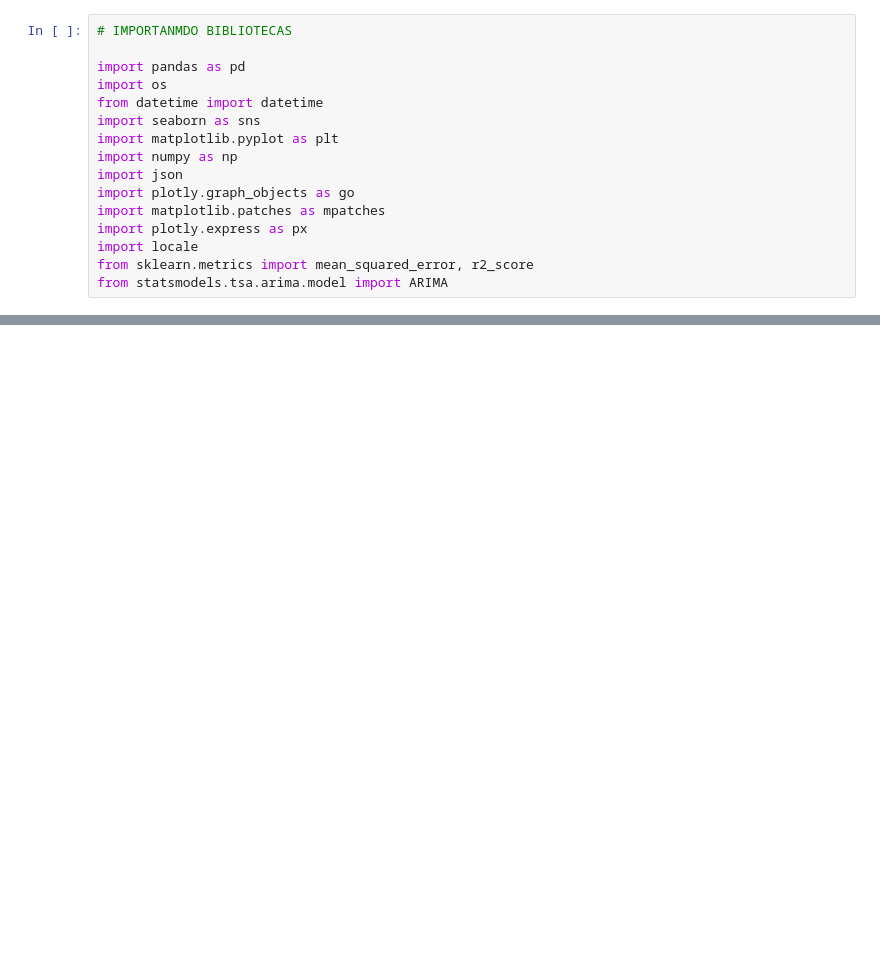
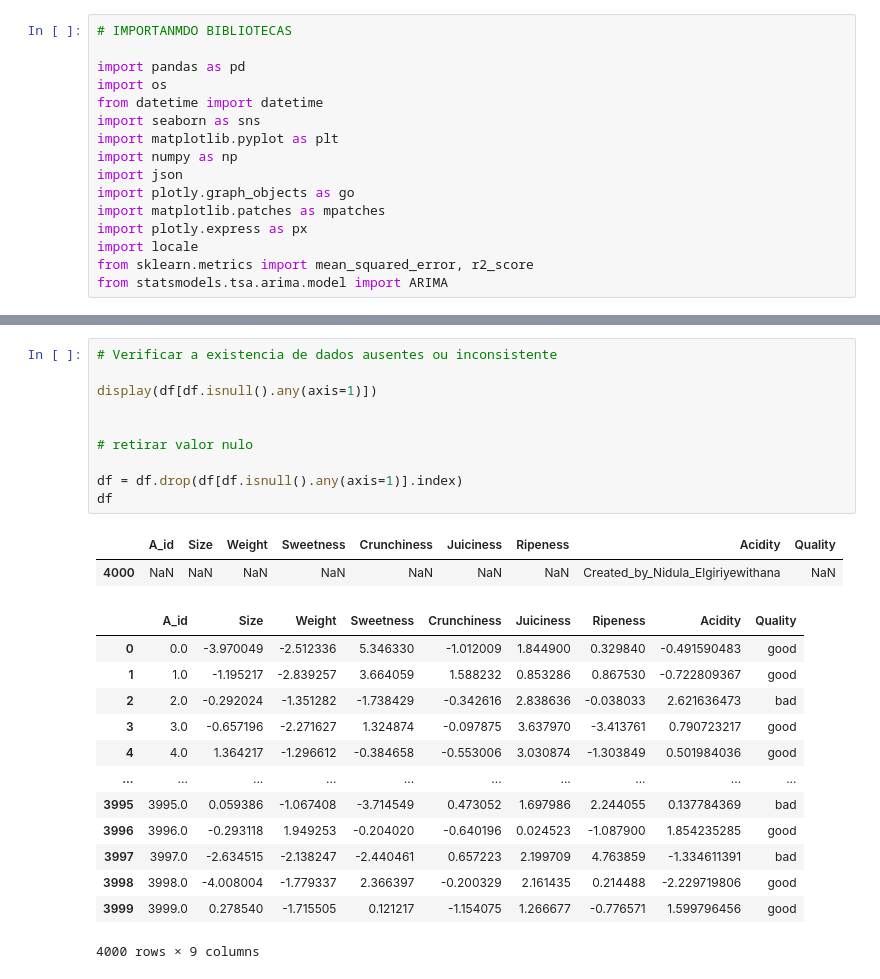
Before and after one commit to MiguelFreire-bit/Analise_de_Qualidade_de_Frutas, a Jupyter notebook: Análise de Qualidade de Frutas.ipynb, the cells around one changed output, grey strips where cells are left out. Saved outputs shown, nothing was run; the diff lists cells and outputs as text; blank space fills up the shorter version.

```diff
--- a/Análise de Qualidade de Frutas.ipynb
+++ b/Análise de Qualidade de Frutas.ipynb
@@ -46,0 +50,26 @@ df.head(10)
+# %%
+# Verificar a existencia de dados ausentes ou inconsistente
+
+display(df[df.isnull().any(axis=1)])
+
+
+# retirar valor nulo
+
+df = df.drop(df[df.isnull().any(axis=1)].index)
+df
+# %% [output]
+|  | A_id | Size | Weight | Sweetness | Crunchiness | Juiciness | Ripeness | Acidity | Quality |
+| 4000 | NaN | NaN | NaN | NaN | NaN | NaN | NaN | Created_by_Nidula_Elgiriyewithana | NaN |
+|  | A_id | Size | Weight | Sweetness | Crunchiness | Juiciness | Ripeness | Acidity | Quality |
+| 0 | 0.0 | -3.970049 | -2.512336 | 5.346330 | -1.012009 | 1.844900 | 0.329840 | -0.491590483 | good |
+| 1 | 1.0 | -1.195217 | -2.839257 | 3.664059 | 1.588232 | 0.853286 | 0.867530 | -0.722809367 | good |
+| 2 | 2.0 | -0.292024 | -1.351282 | -1.738429 | -0.342616 | 2.838636 | -0.038033 | 2.621636473 | bad |
+| 3 | 3.0 | -0.657196 | -2.271627 | 1.324874 | -0.097875 | 3.637970 | -3.413761 | 0.790723217 | good |
+| 4 | 4.0 | 1.364217 | -1.296612 | -0.384658 | -0.553006 | 3.030874 | -1.303849 | 0.501984036 | good |
+| ... | ... | ... | ... | ... | ... | ... | ... | ... | ... |
+| 3995 | 3995.0 | 0.059386 | -1.067408 | -3.714549 | 0.473052 | 1.697986 | 2.244055 | 0.137784369 | bad |
+| 3996 | 3996.0 | -0.293118 | 1.949253 | -0.204020 | -0.640196 | 0.024523 | -1.087900 | 1.854235285 | good |
+| 3997 | 3997.0 | -2.634515 | -2.138247 | -2.440461 | 0.657223 | 2.199709 | 4.763859 | -1.334611391 | bad |
+| 3998 | 3998.0 | -4.008004 | -1.779337 | 2.366397 | -0.200329 | 2.161435 | 0.214488 | -2.229719806 | good |
+| 3999 | 3999.0 | 0.278540 | -1.715505 | 0.121217 | -1.154075 | 1.266677 | -0.776571 | 1.599796456 | good |
+4000 rows × 9 columns
```
Also changed, not shown: parts of 10 cells of this notebook.
